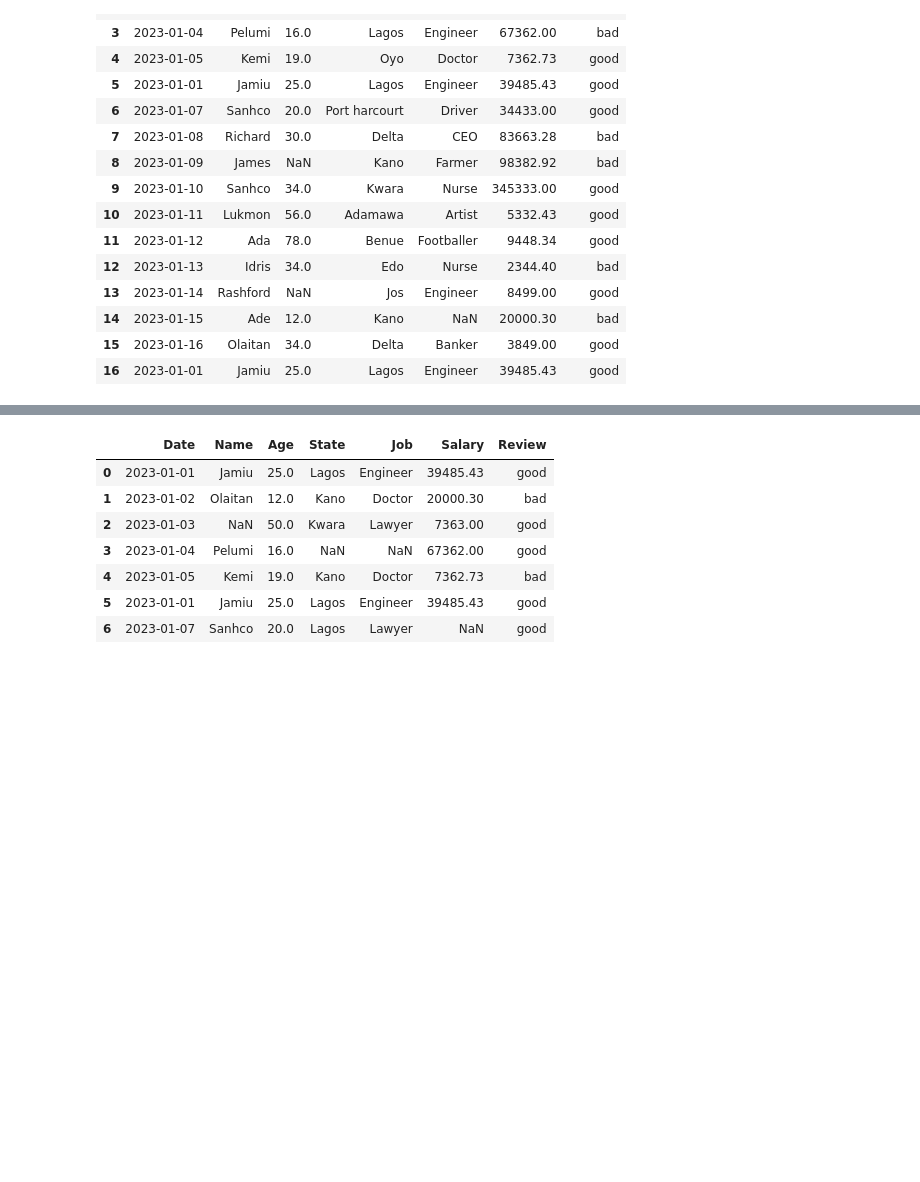
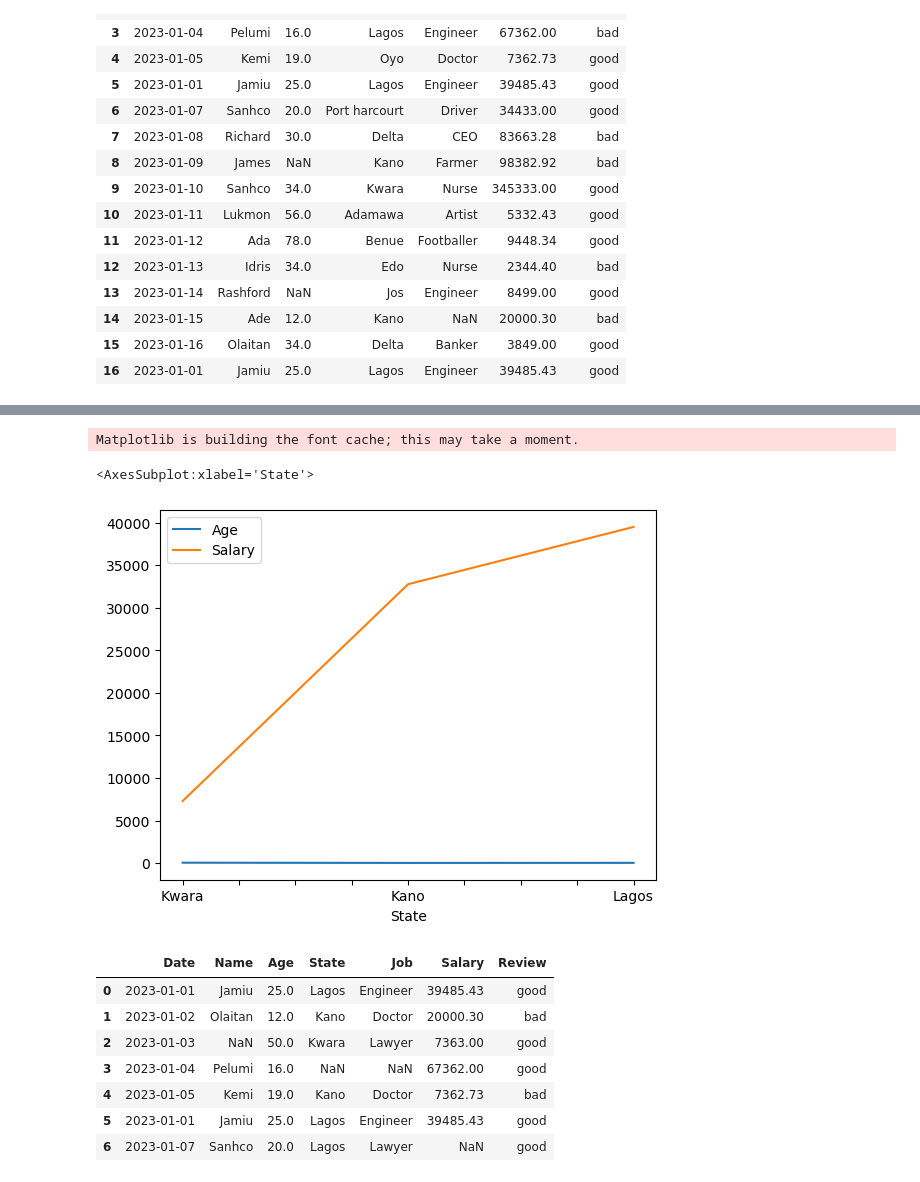
Before and after one commit to omokewole/MY-WORK-PHYTON, a Jupyter notebook: Pandas.ipynb, the cells around one changed output, grey strips where cells are left out. Cells and saved outputs as stored; diff of their text form; code cells hidden in the pictures; blank space fills up the shorter version.

```diff
--- a/Pandas.ipynb
+++ b/Pandas.ipynb
@@ -202,3 +232,10 @@ df
+# %%
+df2= df.groupby("State").mean(). sort_values(by="Salary", ascending=True)
+df2.plot()
+# %% [output]
+Matplotlib is building the font cache; this may take a moment.
+<AxesSubplot:xlabel='State'>
+[figure, added]
 # %%
 # how to check the first five row of dataframe
 df.head(7)
```
Also changed, not shown: parts of 7 cells of this notebook.
